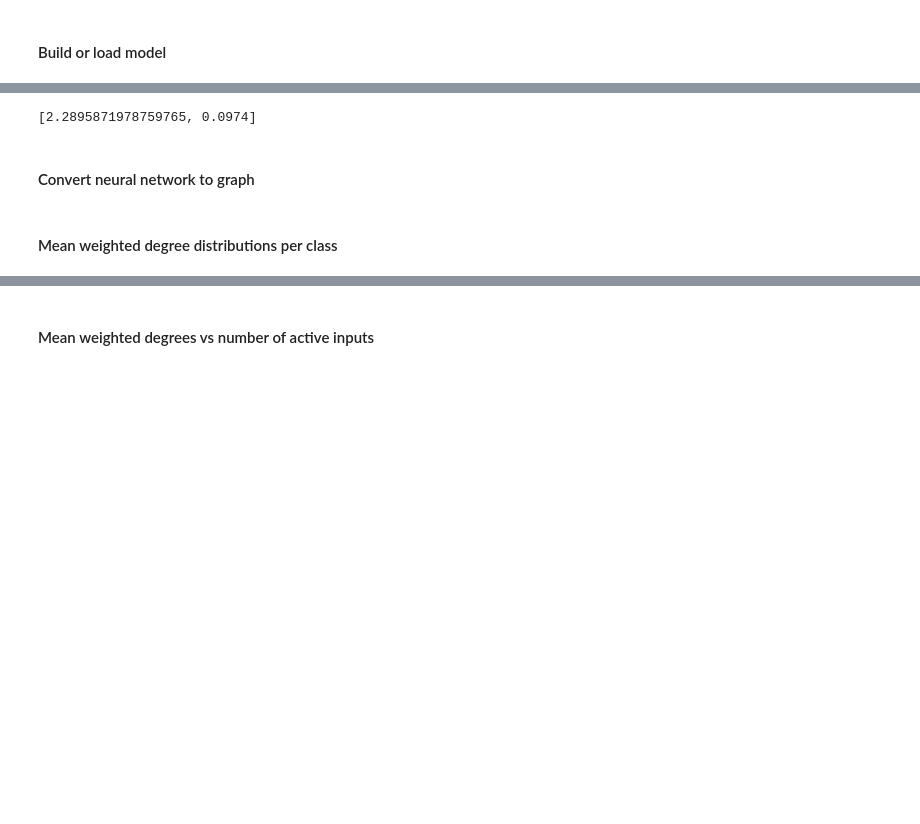
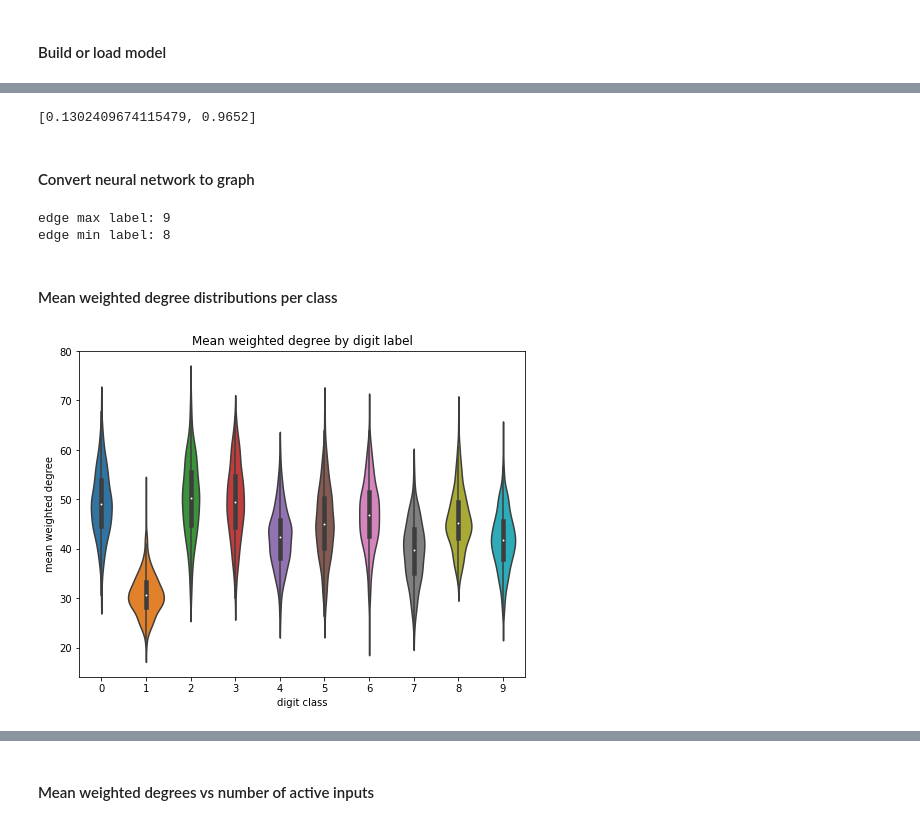
Before and after one commit to bgroenks96/dnn-community-detection, a Jupyter notebook: dnn-graph-analysis.ipynb, the cells around one changed output, grey strips where cells are left out. Drawn from its saved outputs; the diff is of its cells as text; code cells hidden in the pictures; blank space fills up the shorter version.

```diff
--- a/dnn-graph-analysis.ipynb
+++ b/dnn-graph-analysis.ipynb
@@ -8,15 +8,17 @@ import nn2graph
 import numpy as np
 import pandas as pd
 import statsmodels.stats as stats
+import matplotlib
+matplotlib.rcParams.update({'font.size': 18})
 import matplotlib.pyplot as plt
 import seaborn as sns
 # %% [markdown]
 #### Build or load model
 # %%
-load_saved_model = True
+load_saved_model = False
 if load_saved_model and os.path.exists('data/outputs/mnist_dnn_4x64_10.h5'):
     model = load_model('data/outputs/mnist_dnn_4x64_10.h5')
 else:
     model = dnn.build_dense(mnist.X_train.shape[-1], hidden_dims=64)
     model.fit(mnist.X_train, mnist.y_train, batch_size=128, epochs=10, validation_data=(mnist.X_test, mnist.y_test))
-    model.save('data/outputs/mnist_dnn_4x64_10.h5')
+    #model.save('data/outputs/mnist_dnn_4x64_10.h5')
@@ -24,7 +44,7 @@ else:
 print(model.evaluate(mnist.X_test, mnist.y_test, verbose=0))
 y_pred = model.predict(mnist.X_test)
 # %% [output]
-[2.2895871978759765, 0.0974]
+[0.1302409674115479, 0.9652]
 # %% [markdown]
 #### Convert neural network to graph
 # %%
@@ -32,23 +52,29 @@ N = 5000
 rand_inds = mnist.subsample_test(N)
 g_full, g_xs = nn2graph.dense_activations_to_graph(model, mnist.X_test[rand_inds])
 # %%
-layer_sizes = [X_test.shape[-1]] + [layer.units for layer in model.layers if isinstance(layer, Dense)]
+from tensorflow.keras.layers import Dense
+layer_sizes = [mnist.X_test.shape[-1]] + [layer.units for layer in model.layers if isinstance(layer, Dense)]
 i_max = np.argmax([g.num_edges() for g in g_xs])
 i_min = np.argmin([g.num_edges() for g in g_xs])
 g_max = g_xs[i_max]
 g_min = g_xs[i_min]
-g_by_class = [[g for j, g in enumerate(g_xs) if y_test_orig[j] == i] for i in range(10)]
-print('edge max label: {}'.format(y_test_orig[i_max]))
-print('edge min label: {}'.format(y_test_orig[i_min]))
+g_by_class = [[g for j, g in enumerate(g_xs) if mnist.test_labels[j] == i] for i in range(10)]
+print('edge max label: {}'.format(mnist.test_labels[i_max]))
+print('edge min label: {}'.format(mnist.test_labels[i_min]))
+# %% [output]
+edge max label: 9
+edge min label: 8
 # %% [markdown]
 #### Mean weighted degree distributions per class
 # %%
-g_xs_mean_degree_by_class = pd.DataFrame({'digit class': y_test_orig[rand_inds],
+g_xs_mean_degree_by_class = pd.DataFrame({'digit class': mnist.test_labels[rand_inds],
                                           'mean weighted degree': [float(g.vp['degree'].a.mean()) for g in g_xs]})
 plt.figure(figsize=(8,6))
 sns.violinplot(x='digit class', y='mean weighted degree', data=g_xs_mean_degree_by_class)
 plt.title('Mean weighted degree by digit label')
 plt.show()
+# %% [output]
+[figure, added]
 # %%
 fig, axs = plt.subplots(2, 3, figsize=(3*8,2*6))
 for i, (l, st) in enumerate(zip(layer_sizes, np.cumsum(layer_sizes))):
```
Also changed, not shown: parts of 18 cells of this notebook, 2 other files.
